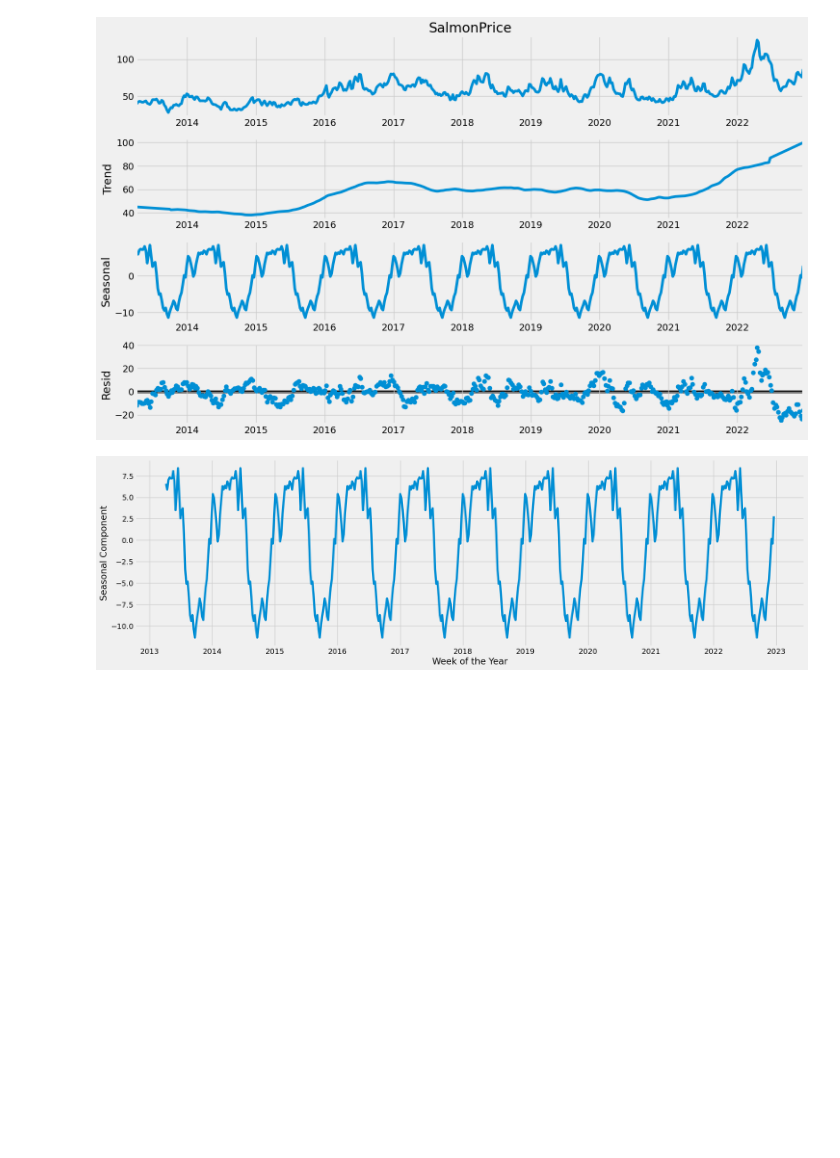
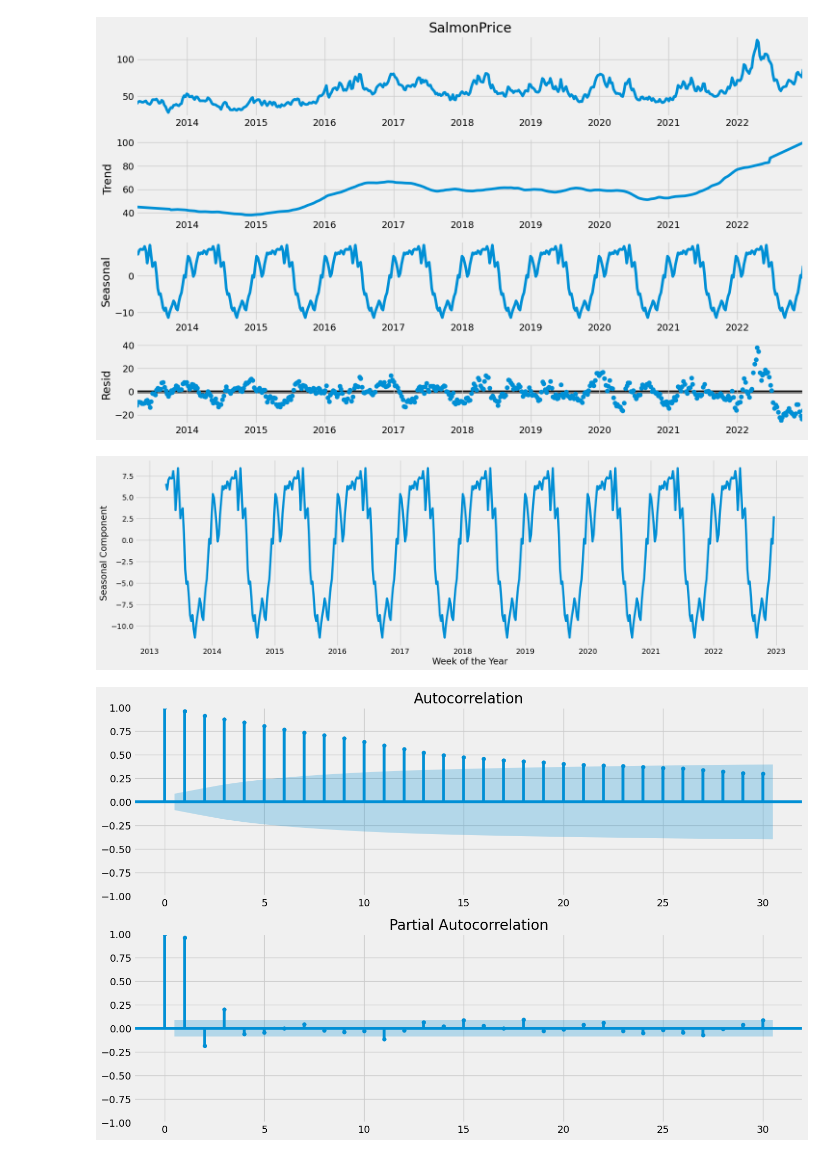
Before and after one commit to BachelorLaks/bachelor2023, a Jupyter notebook: data/ARIMA.ipynb, the cells around one changed output. Saved outputs shown, nothing was run; the diff lists cells and outputs as text; code cells hidden in the pictures; blank space fills up the shorter version.

```diff
--- a/data/ARIMA.ipynb
+++ b/data/ARIMA.ipynb
@@ -69,6 +70,15 @@ plt.show()
 # %%
 from statsmodels.tsa.stattools import acf, pacf
 from statsmodels.graphics.tsaplots import plot_acf, plot_pacf
+# %%
+fig, ax = plt.subplots(2,1, figsize=(15,10))
+plot_acf(var_set.SalmonPrice, ax=ax[0], lags=30)
+plot_pacf(var_set.SalmonPrice, ax=ax[1], lags=30)
+
+plt.savefig('Figures/ARIMA/OriginalACF-PACF_30.png')
+plt.show()
+# %% [output]
+[figure, added]
 # %%
 fig, ax = plt.subplots(2,1, figsize=(15,10))
 plot_acf(var_set.SalmonPrice, ax=ax[0], lags=150)
```
Also changed, not shown: parts of 3 cells of this notebook, 6 other files.
